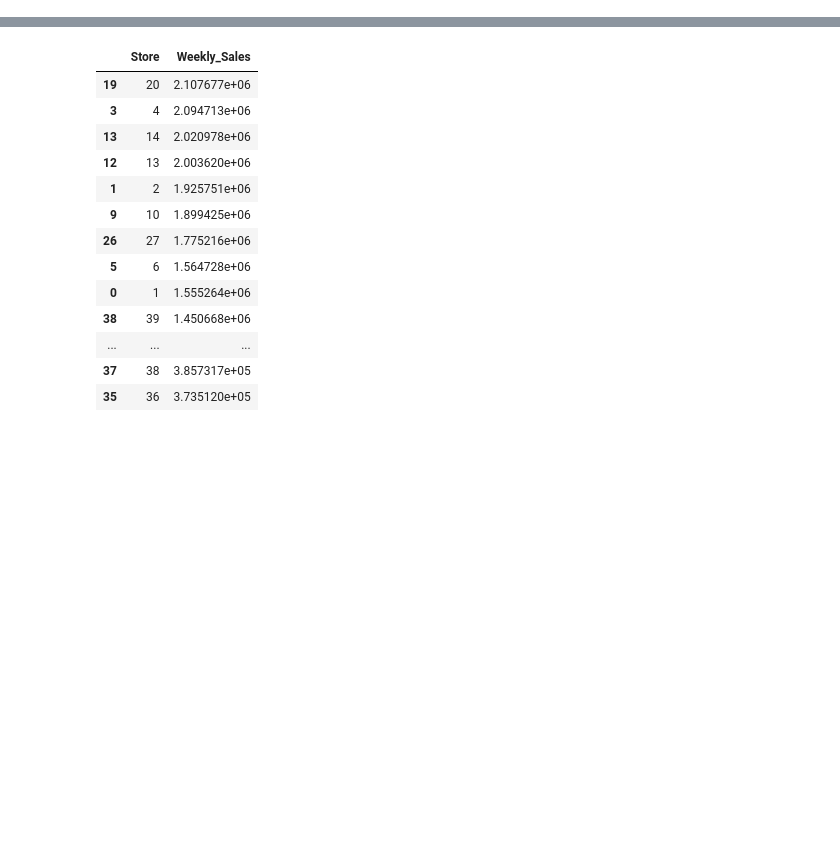
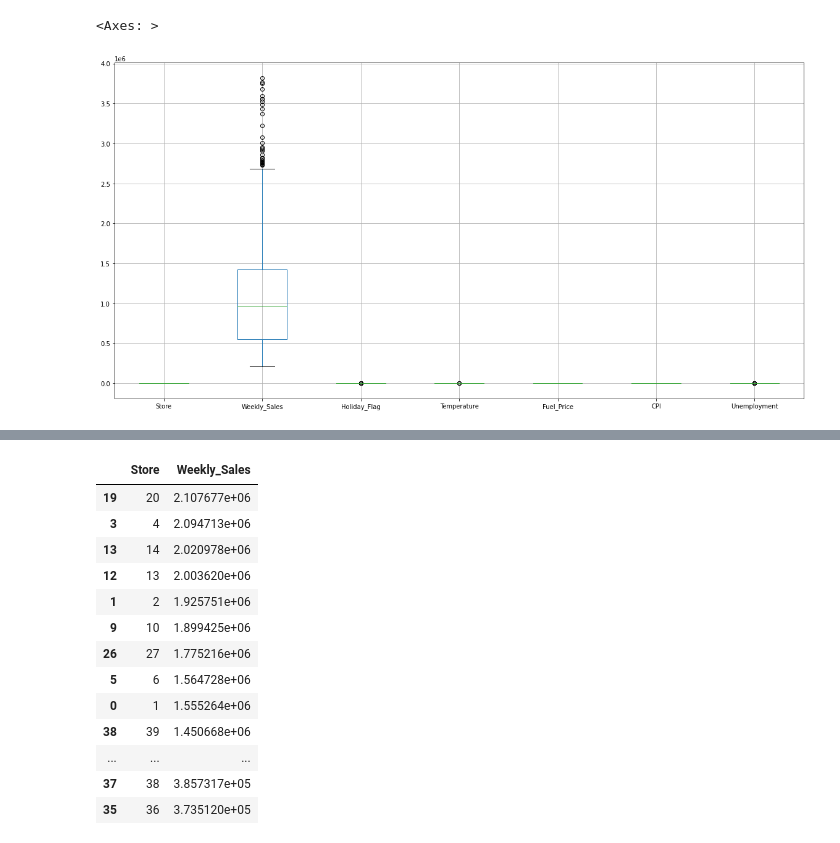
Before and after one commit to valdirdpg/curso-dnc, a Jupyter notebook: MINI_PROJETO2_VALDIR.ipynb, the cells around one changed output, grey strips where cells are left out. Drawn from its saved outputs; the diff is of its cells as text; code cells hidden in the pictures; blank space fills up the shorter version.

```diff
--- a/MINI_PROJETO2_VALDIR.ipynb
+++ b/MINI_PROJETO2_VALDIR.ipynb
@@ -52,0 +35,6 @@ walmart.describe()
+# %%
+# formatar Weekly_Sales com duas casas decimais
+walmart['Weekly_Sales'] = walmart['Weekly_Sales'].apply(lambda x: round(x, 2))
+# %%
+# formatar Date para datetime
+walmart['Date'] = pd.to_datetime(walmart['Date'])
@@ -52,0 +77,8 @@ walmart.describe()
+# %%
+# verificando se há outliers.
+# Sem outliers
+plt.figure(figsize=(20, 10))
+walmart.boxplot()
+# %% [output]
+<Axes: >
+[figure, added]
```
Also changed, not shown: parts of 26 cells of this notebook.
